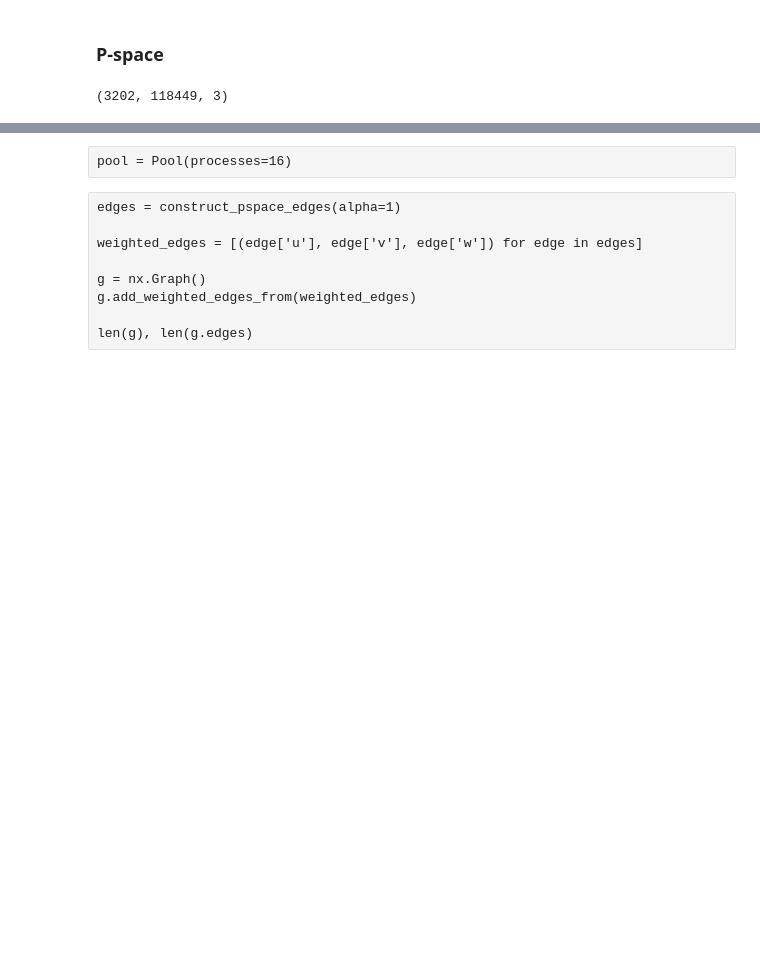
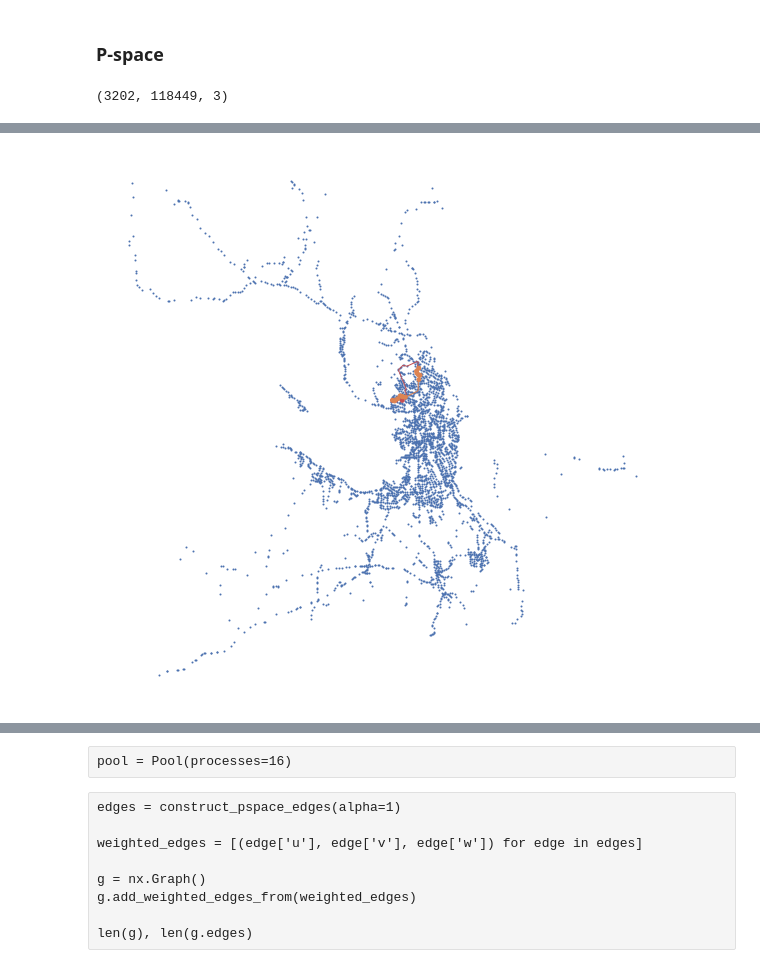
Before and after one commit to AlgoMathITMO/public-transport-network, a Jupyter notebook: pipeline/3_supernode-edges.ipynb, the cells around one changed output, grey strips where cells are left out. Cells and saved outputs as stored; diff of their text form; code cells hidden in the pictures; blank space fills up the shorter version.

```diff
--- a/pipeline/3_supernode-edges.ipynb
+++ b/pipeline/3_supernode-edges.ipynb
@@ -171,0 +299,11 @@ def get_path_weight(g: nx.Graph, path: list, weight: str = 'weight') -> float:
+# %%
+u, v = hop_diff.index[hop_diff.argmax()]
+row = df.loc[(u, v)]
+
+p1 = row['shortest_path_hops']
+p1_lspace, p1_sizes = build_lspace_path(p1)
+
+p2 = row['shortest_path_distance']
+p2_lspace, p2_sizes = build_lspace_path(p2)
+
+row
@@ -171,0 +318,9 @@ def get_path_weight(g: nx.Graph, path: list, weight: str = 'weight') -> float:
+# %%
+plt.figure(figsize=(10, 10))
+
+plt.scatter(*supernodes[['lon', 'lat']].values.T, s=1, zorder=-1)
+
+nx.draw(p1_lspace, pos, node_size=p1_sizes, width=1, node_color='C3', edge_color='C3')
+nx.draw(p2_lspace, pos, node_size=p2_sizes, width=1, node_color='C1', edge_color='C1')
+# %% [output]
+[figure, added]
```
Also changed, not shown: parts of 26 cells of this notebook.
